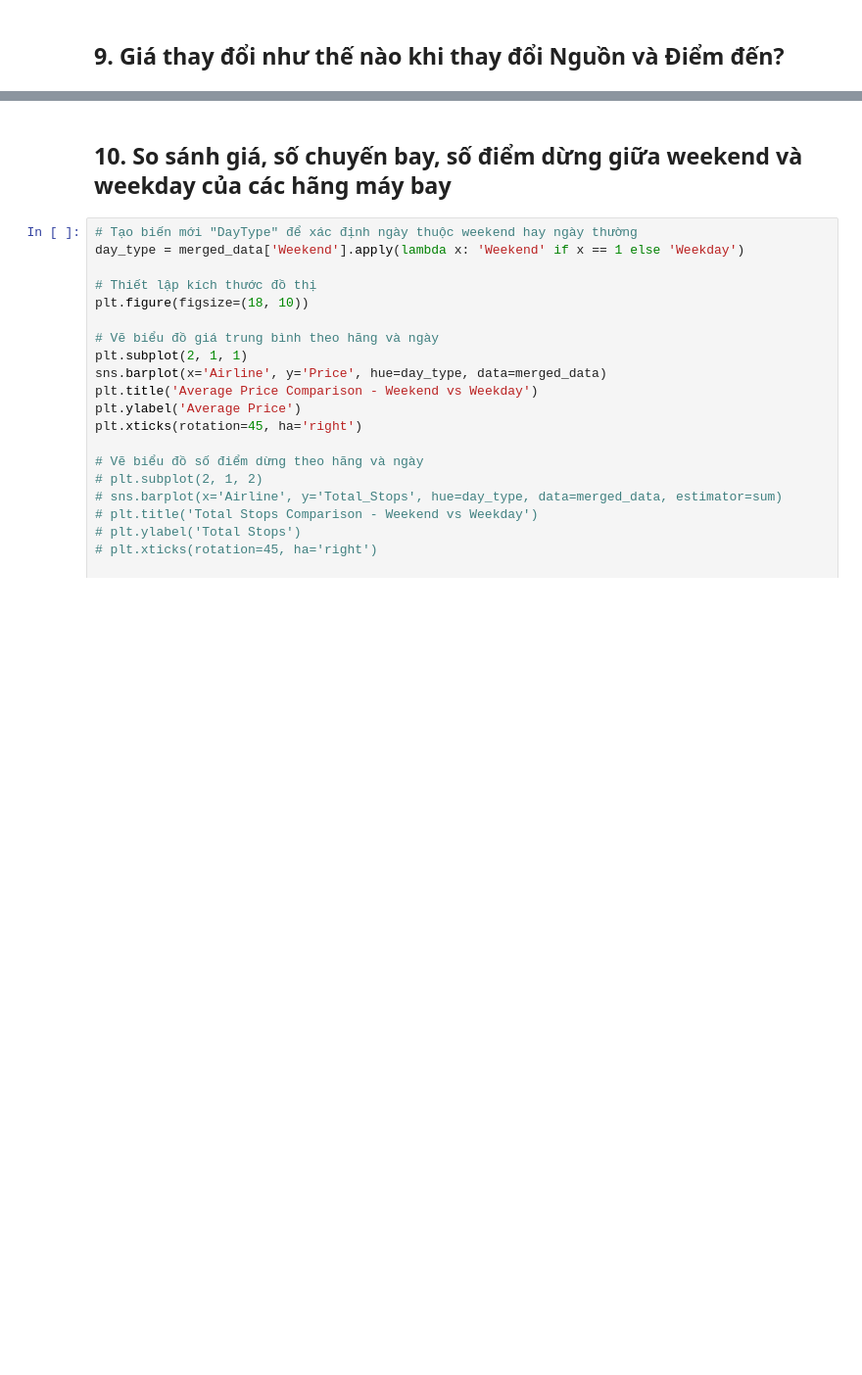
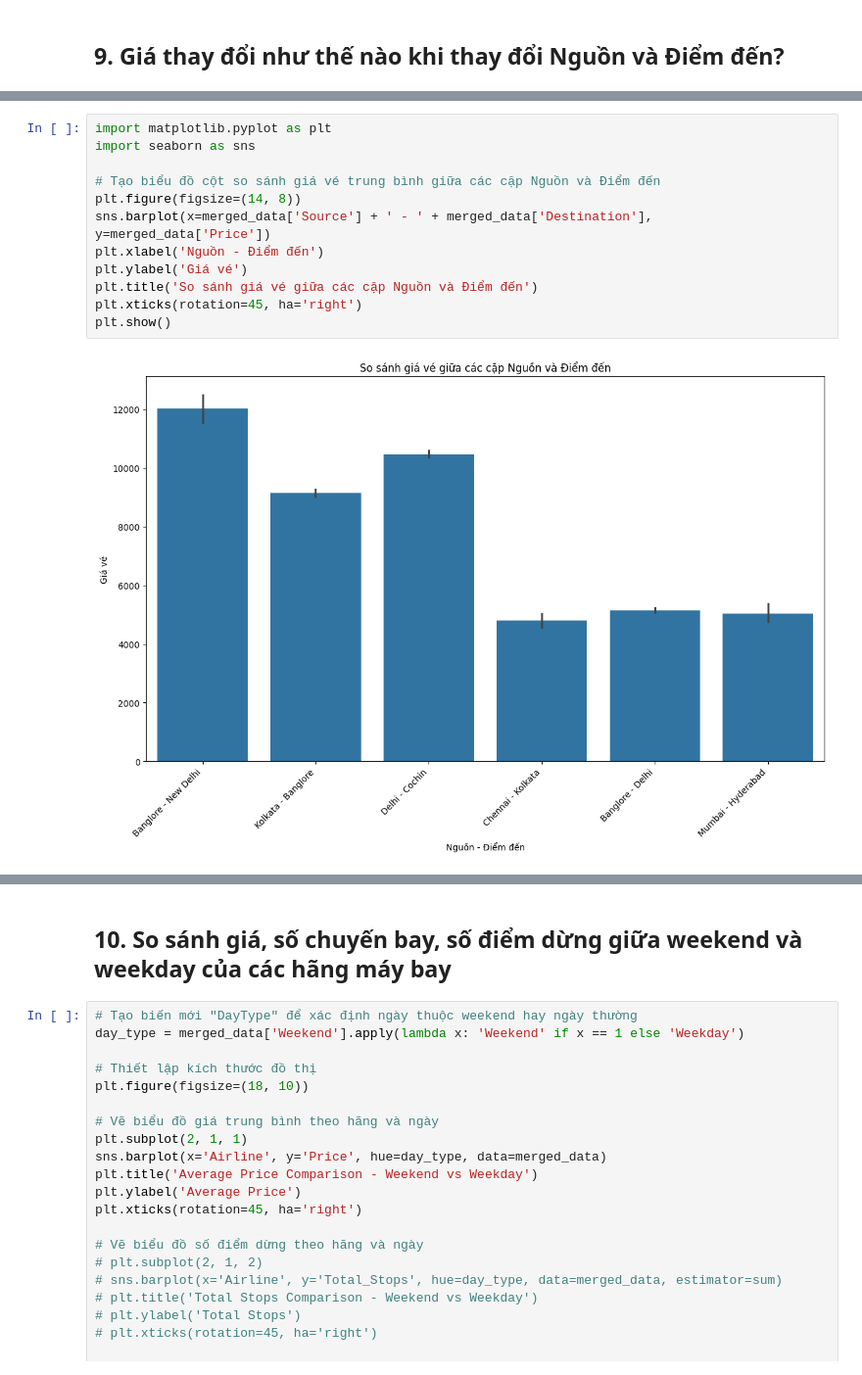
Before and after one commit to Vanniee007/ADA-Final-Project-20CQ.PTDL.05, a Jupyter notebook: FinalProject.ipynb, the cells around one changed output, grey strips where cells are left out. Shown at 98% size. Saved outputs shown, nothing was run; the diff lists cells and outputs as text; blank space fills up the shorter version.

```diff
--- a/FinalProject.ipynb
+++ b/FinalProject.ipynb
@@ -615,0 +691,14 @@ plt.show()
+# %%
+import matplotlib.pyplot as plt
+import seaborn as sns
+
+# Tạo biểu đồ cột so sánh giá vé trung bình giữa các cặp Nguồn và Điểm đến
+plt.figure(figsize=(14, 8))
+sns.barplot(x=merged_data['Source'] + ' - ' + merged_data['Destination'], y=merged_data['Price'])
+plt.xlabel('Nguồn - Điểm đến')
+plt.ylabel('Giá vé')
+plt.title('So sánh giá vé giữa các cặp Nguồn và Điểm đến')
+plt.xticks(rotation=45, ha='right')
+plt.show()
+# %% [output]
+[figure, added]
```
Also changed, not shown: parts of 19 cells of this notebook, 1 other file.
